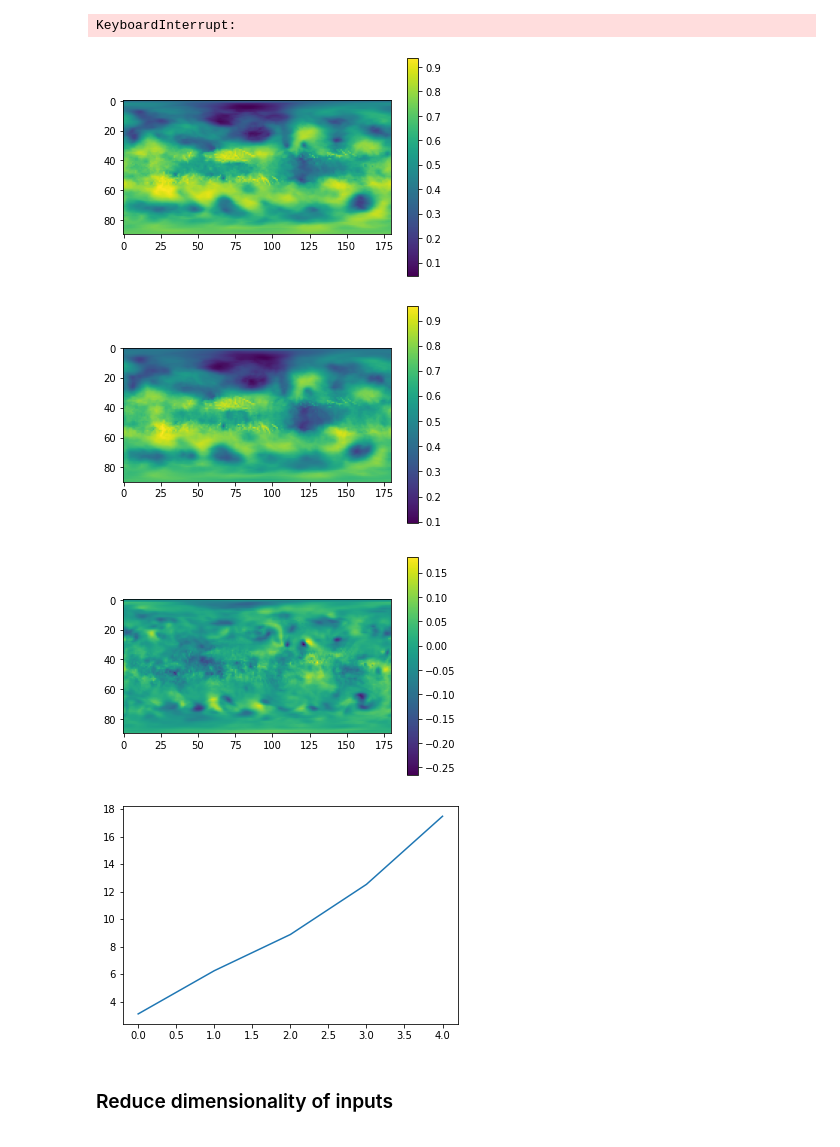
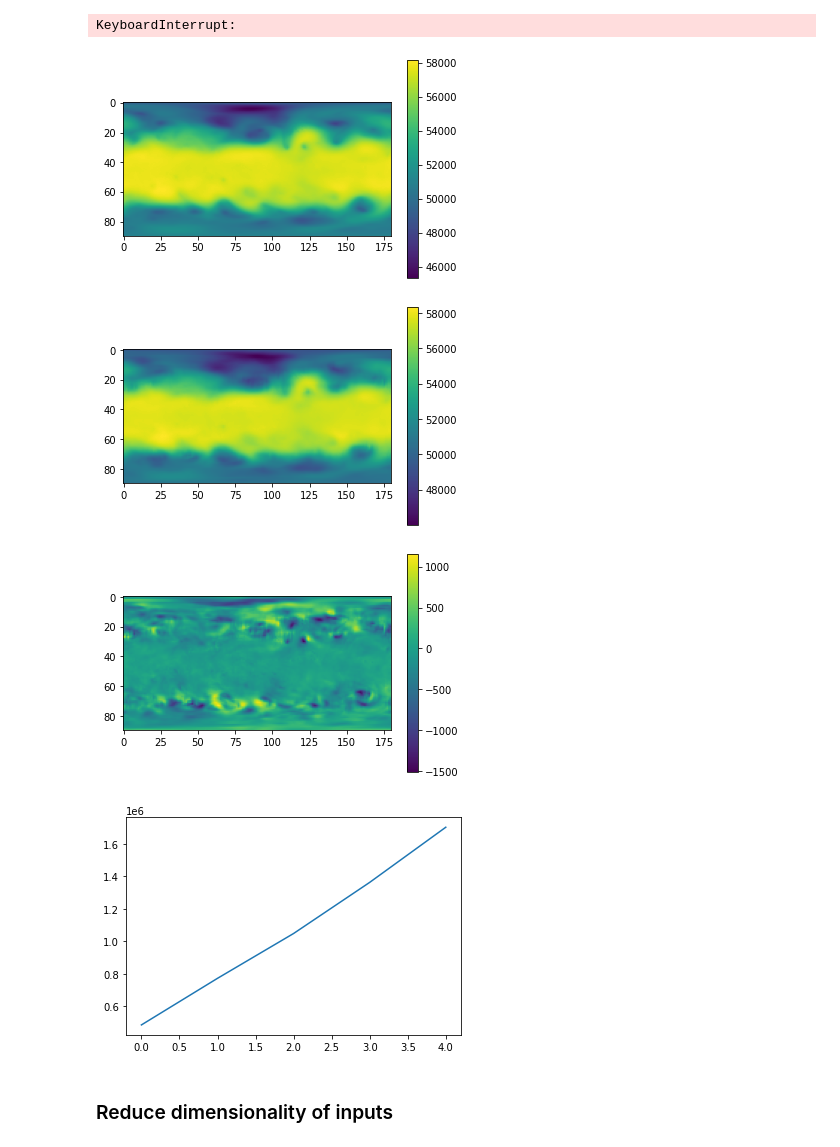
Before and after one commit to Romit-Maulik/Practice, a Jupyter notebook: Other_Python/CNN_VarDA/CNN_DA_II.ipynb, the cells around one changed output. Cells and saved outputs as stored; diff of their text form; code cells hidden in the pictures.

```diff
--- a/Other_Python/CNN_VarDA/CNN_DA_II.ipynb
+++ b/Other_Python/CNN_VarDA/CNN_DA_II.ipynb
@@ -369,35 +388,55 @@ my_model.save_model()
 my_model.restore_model()
 # %%
 output_data_pred = my_model.call(my_model.input_data_valid[:100])
-# %%
-output_data_true = my_model.output_data_valid[:100]
-
-plt.figure()
-plt.imshow(output_data_true[50][:,:,-1])
-plt.colorbar()
-plt.show()
-
-plt.figure()
-plt.imshow(output_data_pred[50][:,:,-1])
-plt.colorbar()
-plt.show()
-
-plt.figure()
-plt.imshow(output_data_true[50][:,:,-1]-output_data_pred[50][:,:,-1])
-plt.colorbar()
-plt.show()
-# %% [output]
-[figure, removed]
-[figure, removed]
-[figure, removed]
-# %%
-mse_trace = np.mean(np.sum(np.sum((output_data_pred-output_data_true)**2,axis=0),axis=0),axis=0)
-
-plt.figure()
-plt.plot(mse_trace)
-plt.show()
-# %% [output]
-[figure, removed]
+# %%
+def plot_model(true,predicted):
+    org_shape = true.shape
+    # Rescale data
+    true_ = scaler.inverse_transform(true.reshape(1,-1)).reshape(org_shape)
+    predicted_ = scaler.inverse_transform(predicted.reshape(1,-1)).reshape(org_shape)
+
+    plt.figure()
+    plt.imshow(true_)
+    plt.colorbar()
+    plt.show()
+
+    plt.figure()
+    plt.imshow(predicted_)
+    plt.colorbar()
+    plt.show()
+
+    plt.figure()
+    plt.imshow(true_-predicted_)
+    plt.colorbar()
+    plt.show()
+
+def plot_model_error(true, predicted):
+
+    true_ = true.copy()
+    predicted_ = predicted.copy()
+
+    org_shape = true.shape
+
+    for i in range(org_shape[-1]):
+        true_[...,i] = scaler.inverse_transform(true[...,i].reshape(org_shape[0],-1)).reshape(org_shape[:-1])
+        predicted_[...,i] = scaler.inverse_transform(predicted[...,i].reshape(org_shape[0],-1)).reshape(org_shape[:-1])
+
+    mse_trace = np.mean(np.sum(np.sum(np.abs((predicted_-true_)),axis=0),axis=0),axis=0)
+
+    plt.figure()
+    plt.plot(mse_trace)
+    plt.show()
+# %%
+output_data_true = my_model.output_data_valid[:100]
+plot_model(output_data_true[50][:,:,-1],output_data_pred[50][:,:,-1].numpy())
+# %% [output]
+[figure, added]
+[figure, added]
+[figure, added]
+# %%
+plot_model_error(output_data_true,output_data_pred.numpy())
+# %% [output]
+[figure, added]
 # %% [markdown]
 ### Reduce dimensionality of inputs
 # %%
```
Also changed, not shown: parts of 4 cells of this notebook.
